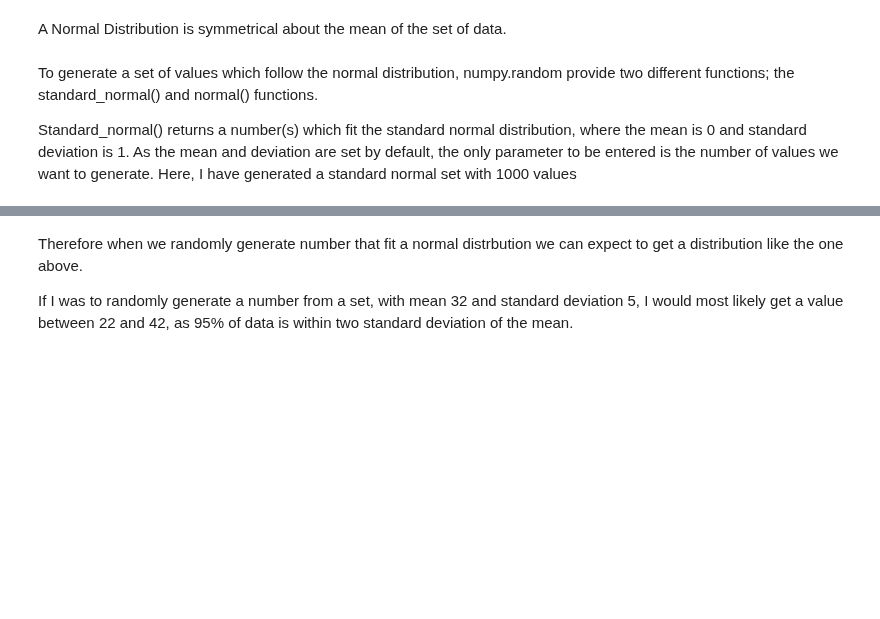
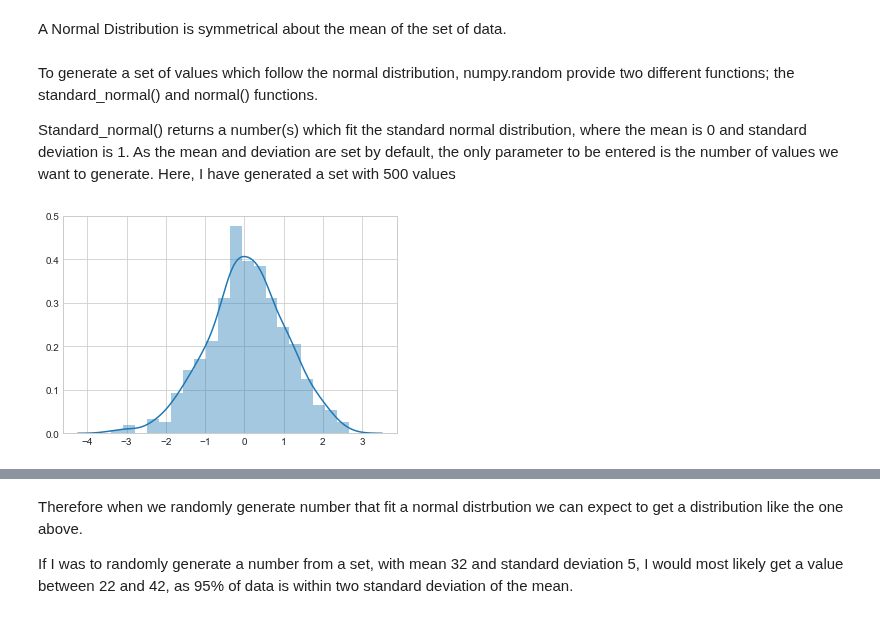
Before and after one commit to MarionMcG/numpy.random, a Jupyter notebook: numpy-random.ipynb, the cells around one changed output, grey strips where cells are left out. Saved outputs shown, nothing was run; the diff lists cells and outputs as text; code cells hidden in the pictures; blank space fills up the shorter version.

```diff
--- a/numpy-random.ipynb
+++ b/numpy-random.ipynb
@@ -435,4 +439,9 @@ A Normal Distribution is symmetrical about the mean of the set of data.
 # %% [markdown]
 To generate a set of values which follow the normal distribution, numpy.random provide two different functions; the standard_normal() and normal() functions.
 
-Standard_normal() returns a number(s) which fit the standard normal distribution, where the mean is 0 and standard deviation is 1. As the mean and deviation are set by default, the only parameter to be entered is the number of values we want to generate. Here, I have generated a standard normal set with 1000 values
+Standard_normal() returns a number(s) which fit the standard normal distribution, where the mean is 0 and standard deviation is 1. As the mean and deviation are set by default, the only parameter to be entered is the number of values we want to generate. Here, I have generated a set with 500 values
+# %%
+st_norm = np.random.standard_normal(500)
+sns.distplot(st_norm);
+# %% [output]
+[figure, added]
```
Also changed, not shown: parts of 18 cells of this notebook.
